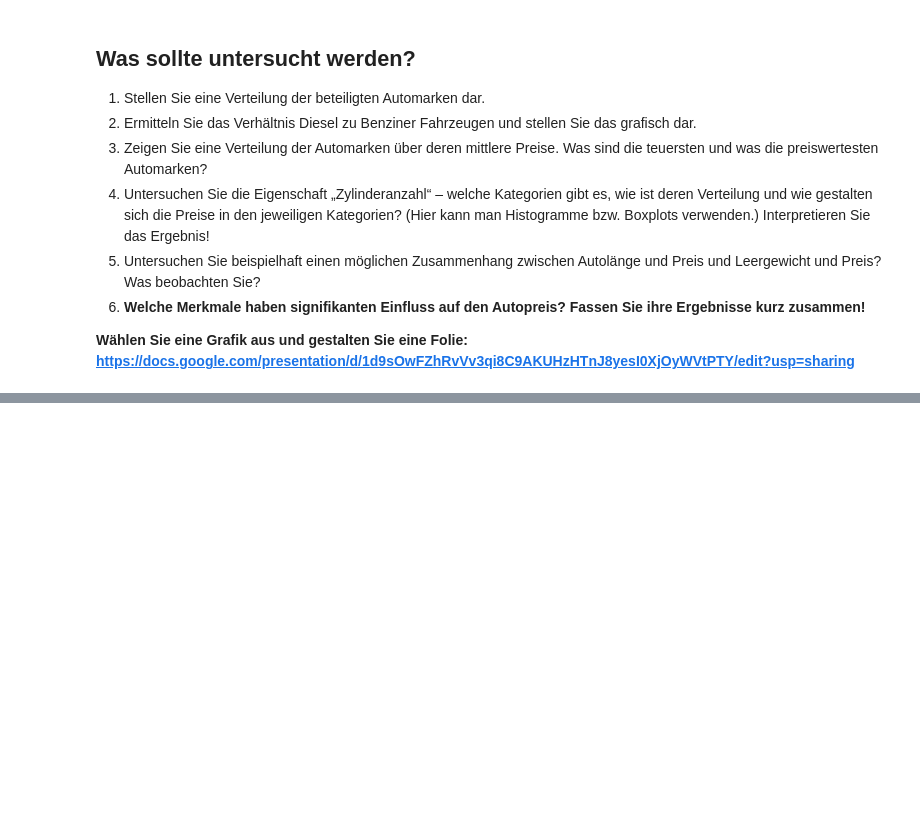
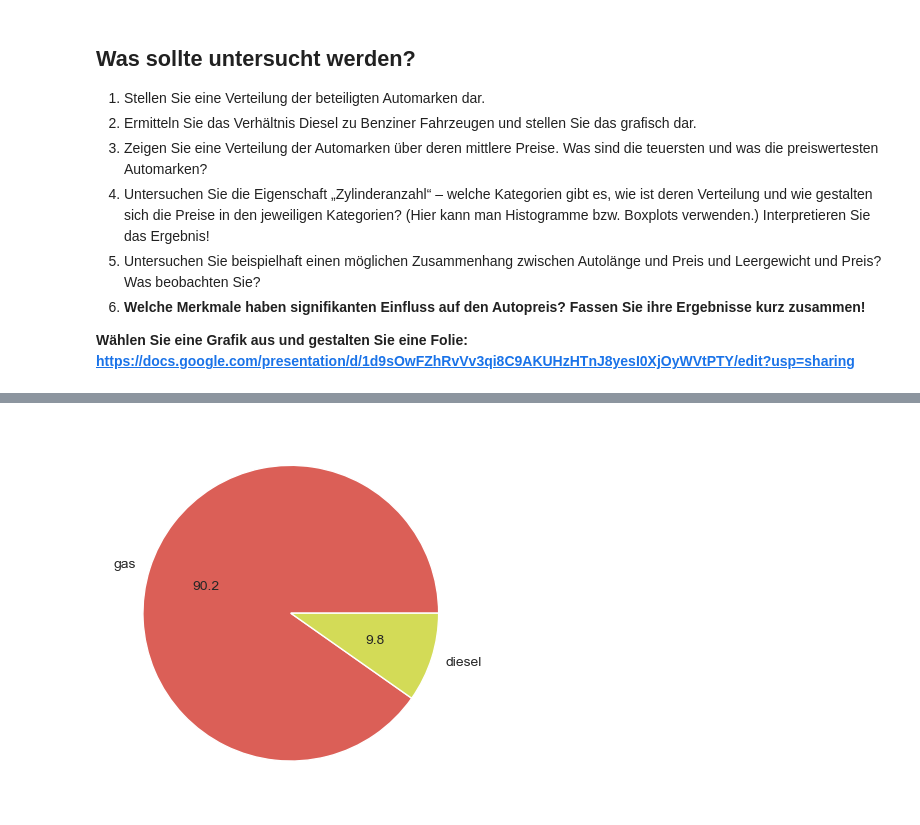
Before and after one commit to geoclaudsch/DASC-2024, a Jupyter notebook: VL_02-EDA/data_scripts/VL02_EDA_example3s.ipynb, the cells around one changed output, grey strips where cells are left out. Saved outputs shown, nothing was run; the diff lists cells and outputs as text; code cells hidden in the pictures; blank space fills up the shorter version.

```diff
--- a/VL_02-EDA/data_scripts/VL02_EDA_example3s.ipynb
+++ b/VL_02-EDA/data_scripts/VL02_EDA_example3s.ipynb
@@ -269,0 +277,6 @@ plt.show()
+# %%
+num = cars3["fueltype"].value_counts()
+plt.pie(num.values,labels=num.index,autopct='%1.1f',colors=sns.color_palette('hls'))
+plt.show()
+# %% [output]
+[figure, added]
```
Also changed, not shown: parts of 11 cells of this notebook, 3 other files.
